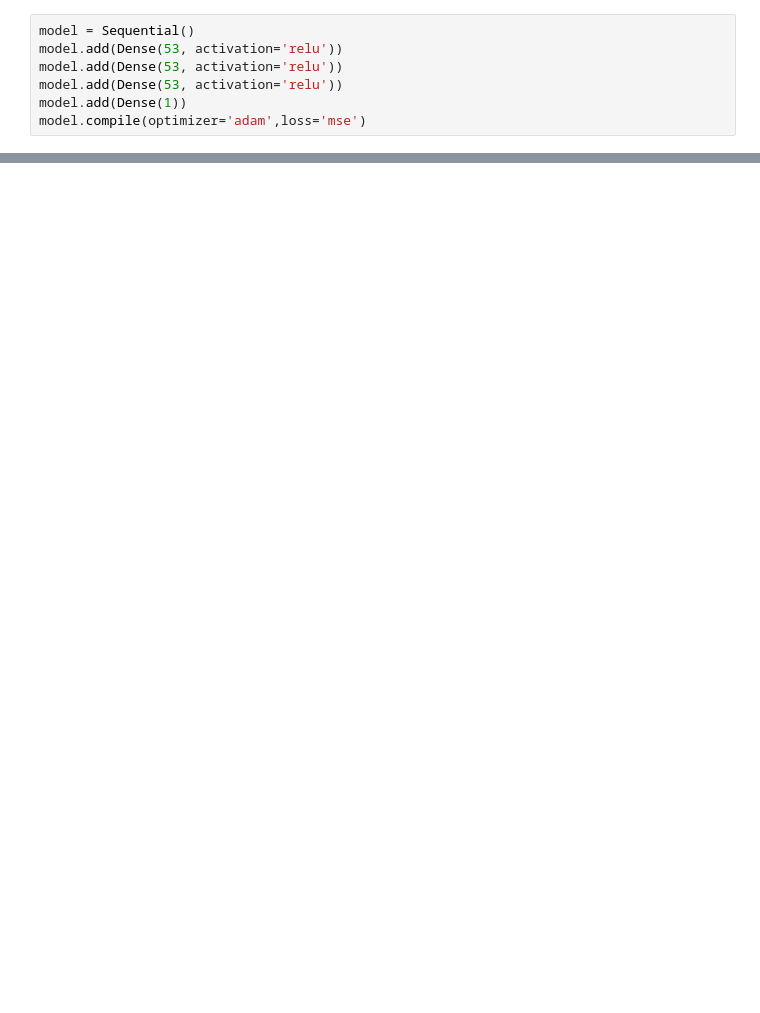
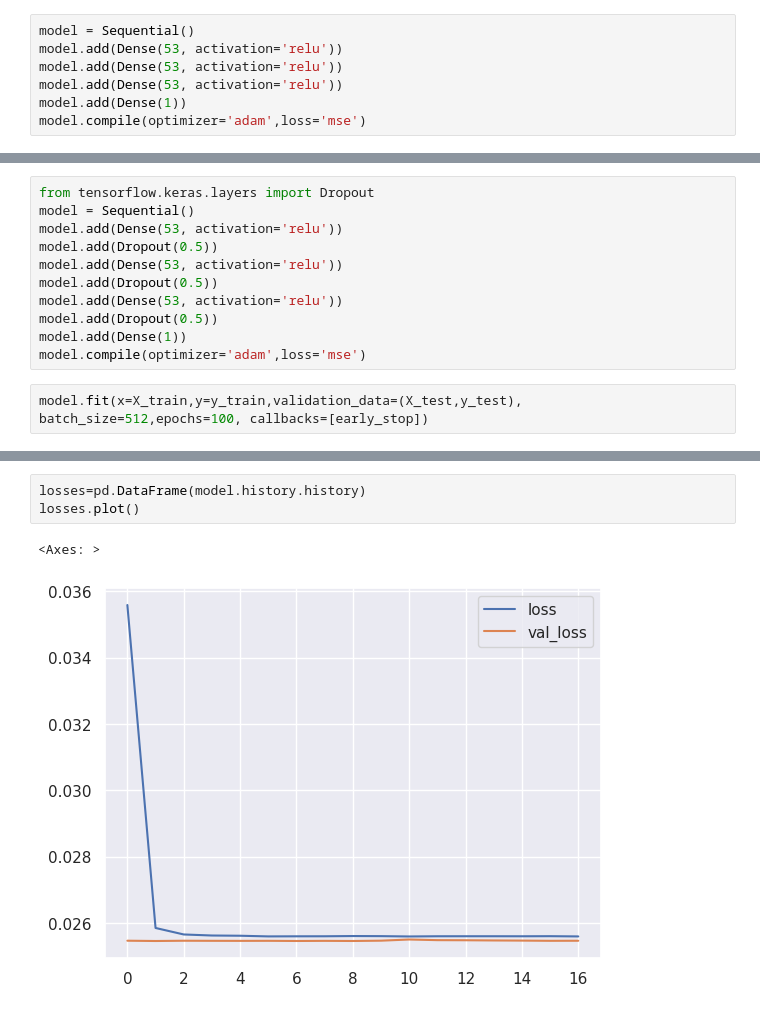
Before and after one commit to AmirMoazzami/207_final_project, a Jupyter notebook: zillow_final_project_207.ipynb, the cells around one changed output, grey strips where cells are left out. Drawn from its saved outputs; the diff is of its cells as text; blank space fills up the shorter version.

```diff
--- a/zillow_final_project_207.ipynb
+++ b/zillow_final_project_207.ipynb
@@ -527,0 +528,13 @@ losses.plot()
+# %%
+from tensorflow.keras.layers import Dropout
+model = Sequential()
+model.add(Dense(53, activation='relu'))
+model.add(Dropout(0.5))
+model.add(Dense(53, activation='relu'))
+model.add(Dropout(0.5))
+model.add(Dense(53, activation='relu'))
+model.add(Dropout(0.5))
+model.add(Dense(1))
+model.compile(optimizer='adam',loss='mse')
+# %%
+model.fit(x=X_train,y=y_train,validation_data=(X_test,y_test), batch_size=512,epochs=100, callbacks=[early_stop])
@@ -527,0 +560,6 @@ losses.plot()
+# %%
+losses=pd.DataFrame(model.history.history)
+losses.plot()
+# %% [output]
+<Axes: >
+[figure, added]
```
Also changed, not shown: parts of 5 cells of this notebook.
